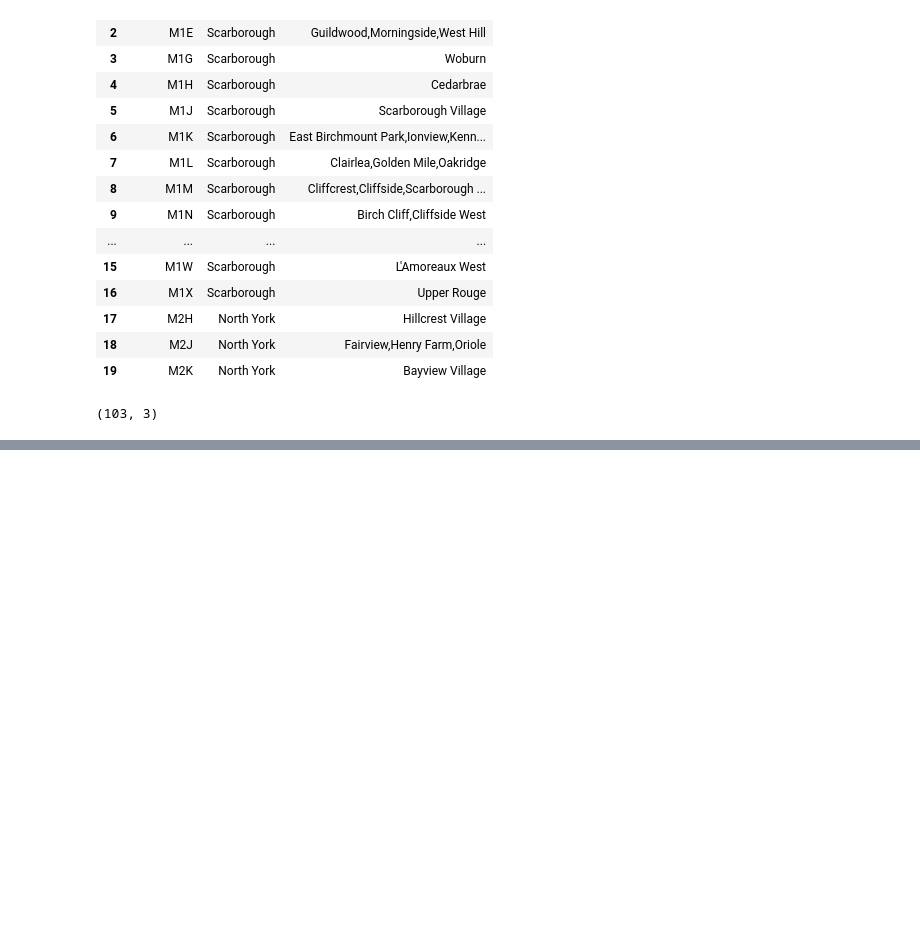
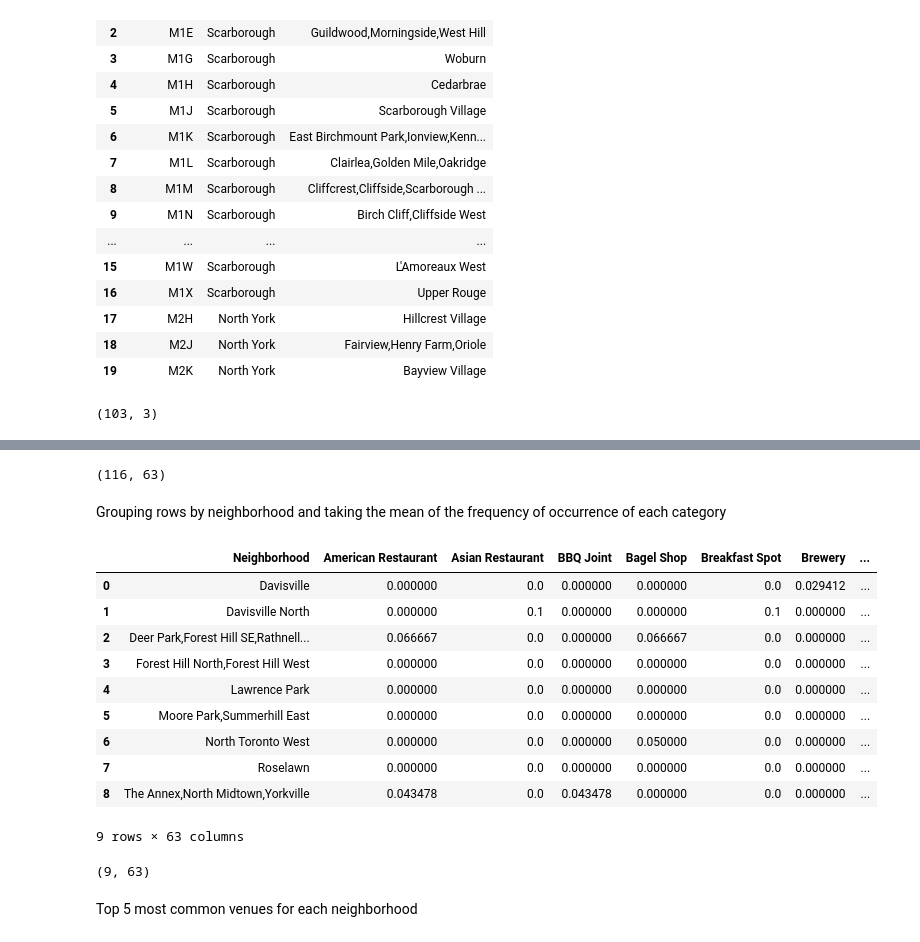
Before and after one commit to AnaMariaAnaMaria/Coursera_Capstone, a Jupyter notebook: Applied_Data_Science_Capstone.ipynb, the cells around one changed output, grey strips where cells are left out. Drawn from its saved outputs; the diff is of its cells as text; code cells hidden in the pictures; blank space fills up the shorter version.

Commit message:
week 3 final

```diff
--- a/Applied_Data_Science_Capstone.ipynb
+++ b/Applied_Data_Science_Capstone.ipynb
@@ -74,0 +156,3 @@ output.shape
+# %%
+# selecting only "Central Toronto"
+subset = new_output[new_output.Borough =='Central Toronto'].reset_index()
@@ -74,0 +202,8 @@ output.shape
+# %%
+#credentials as per suggestion in https://www.coursera.org/learn/applied-data-science-capstone/discussions/weeks/3/threads/VCjKK35VEemkuBJz3kVAHA
+secrets = json.load(open('secrets.json'))
+CLIENT_ID = secrets['CLIENT_ID']
+CLIENT_SECRET = secrets['CLIENT_SECRET']
+VERSION = secrets['VERSION']
+
+print('Credentials loaded')
@@ -74,0 +264,5 @@ output.shape
+# %%
+toronto_venues = getNearbyVenues(names=subset['Neighborhood'],
+                                   latitudes=subset['Latitude'],
+                                   longitudes=subset['Longitude']
+                                  )
@@ -74,0 +310,12 @@ output.shape
+# %%
+# one hot encoding
+toronto_onehot = pd.get_dummies(toronto_venues[['Venue Category']], prefix="", prefix_sep="")
+
+# add neighborhood column back to dataframe
+toronto_onehot['Neighborhood'] = toronto_venues['Neighborhood']
+
+# move neighborhood column to the first column
+fixed_columns = [toronto_onehot.columns[-1]] + list(toronto_onehot.columns[:-1])
+toronto_onehot = toronto_onehot[fixed_columns]
+
+toronto_onehot.head()
@@ -74,0 +330,27 @@ output.shape
+# %%
+toronto_onehot.shape
+# %% [output]
+(116, 63)
+# %% [markdown]
+Grouping rows by neighborhood and taking the mean of the frequency of occurrence of each category
+# %%
+toronto_grouped = toronto_onehot.groupby('Neighborhood').mean().reset_index()
+toronto_grouped
+# %% [output]
+|  | Neighborhood | American Restaurant | Asian Restaurant | BBQ Joint | Bagel Shop | Breakfast Spot | Brewery | ... |
+| 0 | Davisville | 0.000000 | 0.0 | 0.000000 | 0.000000 | 0.0 | 0.029412 | ... |
+| 1 | Davisville North | 0.000000 | 0.1 | 0.000000 | 0.000000 | 0.1 | 0.000000 | ... |
+| 2 | Deer Park,Forest Hill SE,Rathnell... | 0.066667 | 0.0 | 0.000000 | 0.066667 | 0.0 | 0.000000 | ... |
+| 3 | Forest Hill North,Forest Hill West | 0.000000 | 0.0 | 0.000000 | 0.000000 | 0.0 | 0.000000 | ... |
+| 4 | Lawrence Park | 0.000000 | 0.0 | 0.000000 | 0.000000 | 0.0 | 0.000000 | ... |
+| 5 | Moore Park,Summerhill East | 0.000000 | 0.0 | 0.000000 | 0.000000 | 0.0 | 0.000000 | ... |
+| 6 | North Toronto West | 0.000000 | 0.0 | 0.000000 | 0.050000 | 0.0 | 0.000000 | ... |
+| 7 | Roselawn | 0.000000 | 0.0 | 0.000000 | 0.000000 | 0.0 | 0.000000 | ... |
+| 8 | The Annex,North Midtown,Yorkville | 0.043478 | 0.0 | 0.043478 | 0.000000 | 0.0 | 0.000000 | ... |
+9 rows × 63 columns
+# %%
+toronto_grouped.shape
+# %% [output]
+(9, 63)
+# %% [markdown]
+Top 5 most common venues for each neighborhood
```
Also changed, not shown: parts of 47 cells of this notebook.
